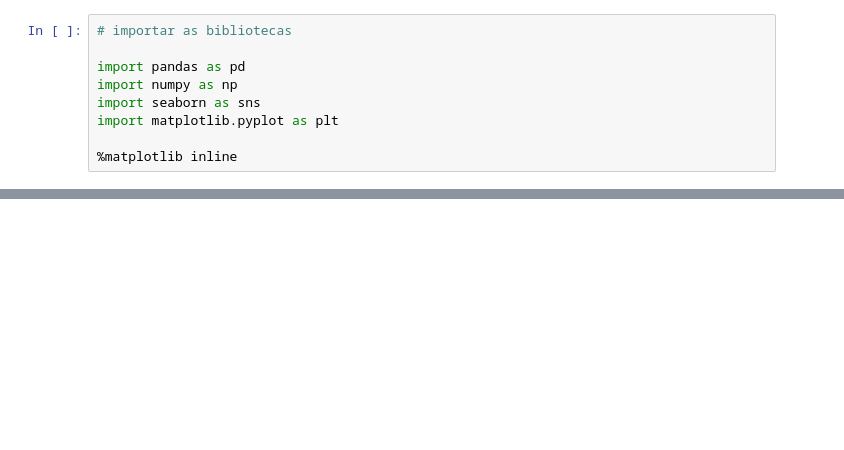
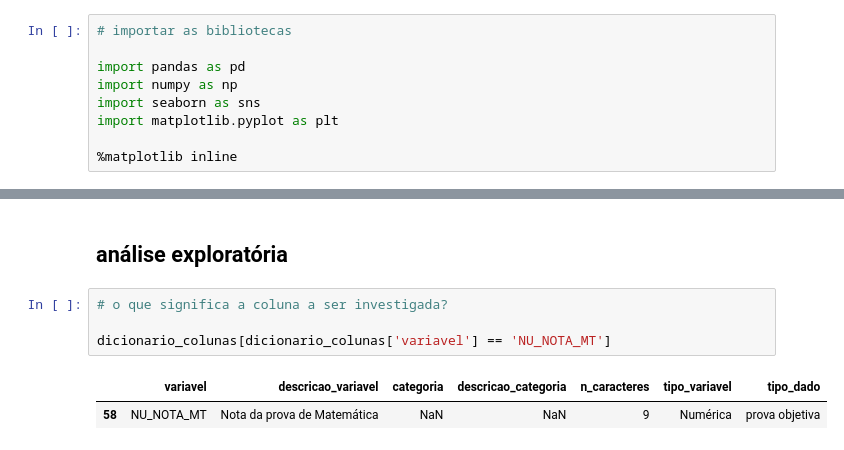
Before and after one commit to leticiafaria7/case-enem, a Jupyter notebook: analises-enem.ipynb, the cells around one changed output, grey strips where cells are left out. Drawn from its saved outputs; the diff is of its cells as text; blank space fills up the shorter version.

```diff
--- a/analises-enem.ipynb
+++ b/analises-enem.ipynb
@@ -38,0 +77,9 @@ dicionario_colunas.head()
+# %% [markdown]
+## análise exploratória
+# %%
+# o que significa a coluna a ser investigada?
+
+dicionario_colunas[dicionario_colunas['variavel'] == 'NU_NOTA_MT']
+# %% [output]
+|  | variavel | descricao_variavel | categoria | descricao_categoria | n_caracteres | tipo_variavel | tipo_dado |
+| 58 | NU_NOTA_MT | Nota da prova de Matemática | NaN | NaN | 9 | Numérica | prova objetiva |
```
Also changed, not shown: parts of 13 cells of this notebook, 1 other file.
